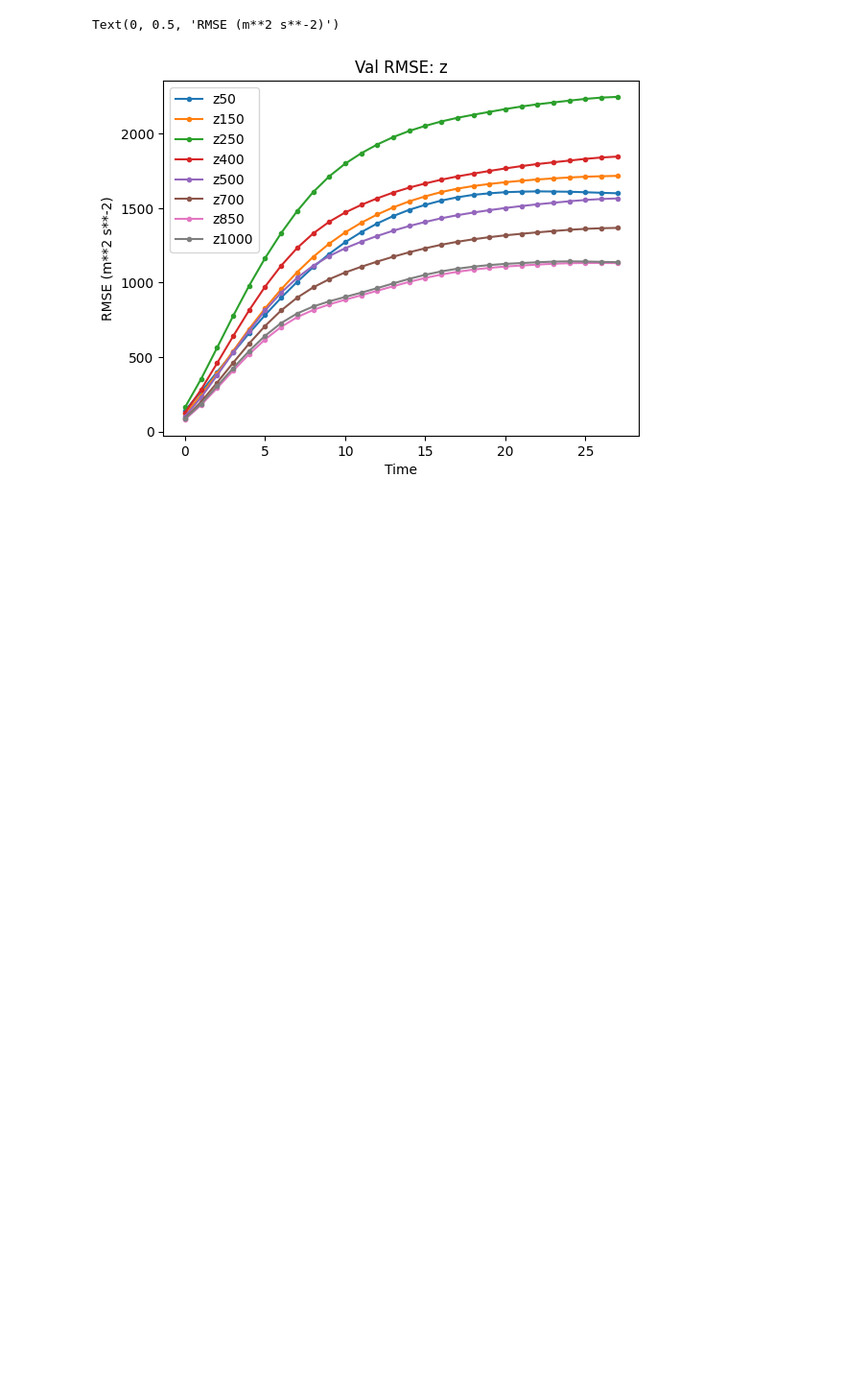
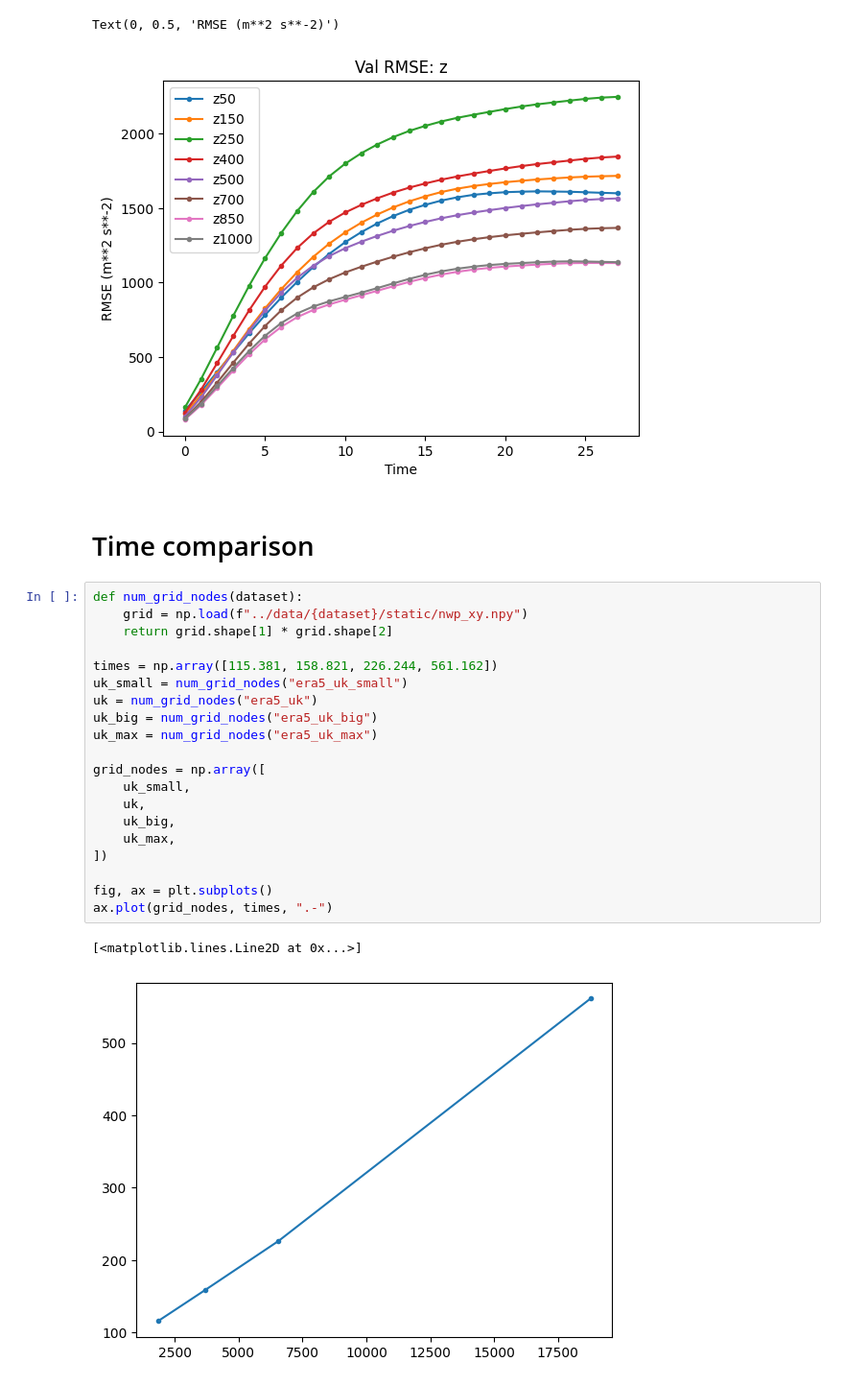
Before and after one commit to bet20ICL/neural-lam, a Jupyter notebook: notebooks/results.ipynb, the cells around one changed output. Shown at 96% size. Saved outputs shown, nothing was run; the diff lists cells and outputs as text; blank space fills up the shorter version.

```diff
--- a/notebooks/results.ipynb
+++ b/notebooks/results.ipynb
@@ -148,3 +245,28 @@ ax.set_ylabel(f"RMSE ({var_unit})")
 # %% [output]
 Text(0, 0.5, 'RMSE (m**2 s**-2)')
 [figure]
+# %% [markdown]
+# Time comparison
+# %%
+def num_grid_nodes(dataset):
+    grid = np.load(f"../data/{dataset}/static/nwp_xy.npy")
+    return grid.shape[1] * grid.shape[2]
+
+times = np.array([115.381, 158.821, 226.244, 561.162])
+uk_small = num_grid_nodes("era5_uk_small")
+uk = num_grid_nodes("era5_uk")
+uk_big = num_grid_nodes("era5_uk_big")
+uk_max = num_grid_nodes("era5_uk_max")
+
+grid_nodes = np.array([
+    uk_small,
+    uk,
+    uk_big,
+    uk_max,
+])
+
+fig, ax = plt.subplots()
+ax.plot(grid_nodes, times, ".-")
+# %% [output]
+[<matplotlib.lines.Line2D at 0x...>]
+[figure, added]
```
Also changed, not shown: parts of 12 cells of this notebook, 13 other files.
